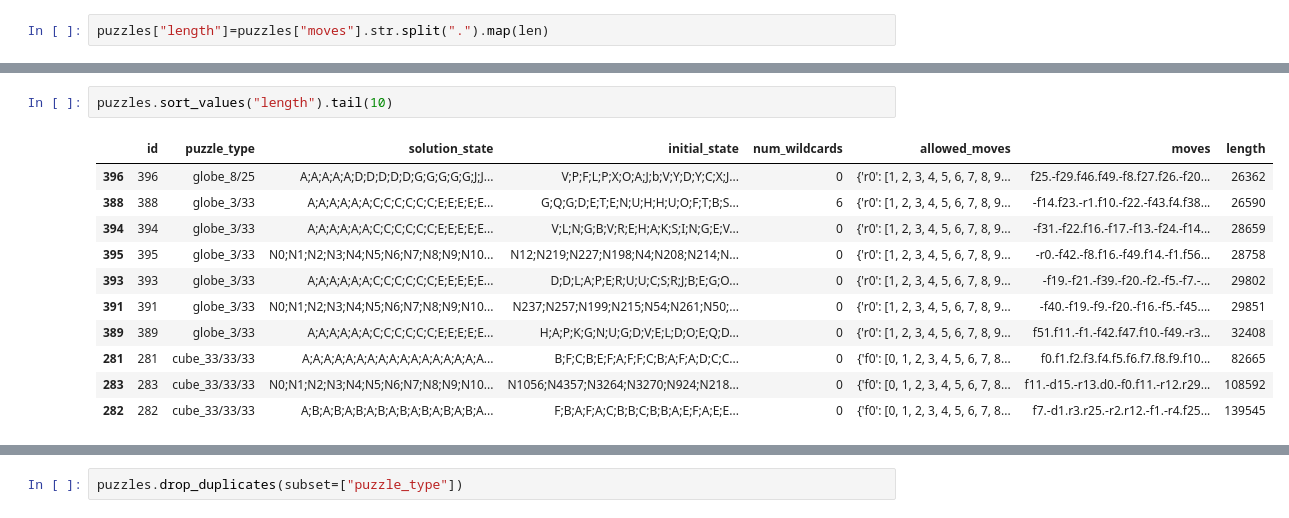
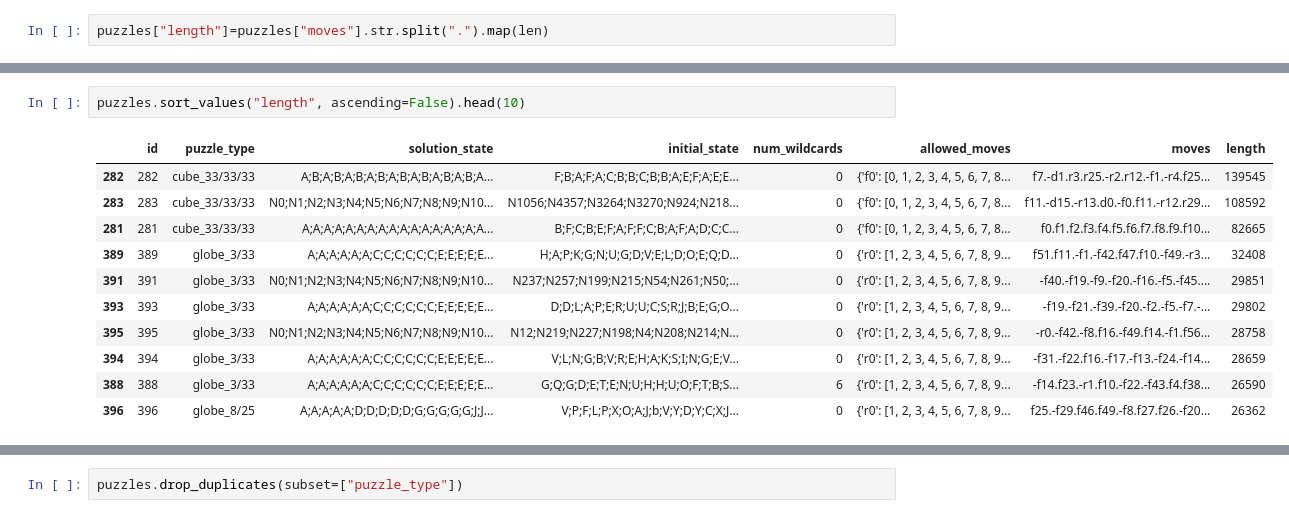
Before and after one commit to birdwatcherYT/santa2023, a Jupyter notebook: santa2023.ipynb, the cells around one changed output, grey strips where cells are left out. Drawn from its saved outputs; the diff is of its cells as text.

```diff
--- a/santa2023.ipynb
+++ b/santa2023.ipynb
@@ -582,17 +583,17 @@ puzzles.set_index("id")["length"].plot()#.plot(kind="bar")
 # %%
-puzzles.sort_values("length").tail(10)
+puzzles.sort_values("length", ascending=False).head(10)
 # %% [output]
 |  | id | puzzle_type | solution_state | initial_state | num_wildcards | allowed_moves | moves | length |
+| 282 | 282 | cube_33/33/33 | A;B;A;B;A;B;A;B;A;B;A;B;A;B;A;B;A... | F;B;A;F;A;C;B;B;C;B;B;A;E;F;A;E;E... | 0 | {'f0': [0, 1, 2, 3, 4, 5, 6, 7, 8... | f7.-d1.r3.r25.-r2.r12.-f1.-r4.f25... | 139545 |
+| 283 | 283 | cube_33/33/33 | N0;N1;N2;N3;N4;N5;N6;N7;N8;N9;N10... | N1056;N4357;N3264;N3270;N924;N218... | 0 | {'f0': [0, 1, 2, 3, 4, 5, 6, 7, 8... | f11.-d15.-r13.d0.-f0.f11.-r12.r29... | 108592 |
+| 281 | 281 | cube_33/33/33 | A;A;A;A;A;A;A;A;A;A;A;A;A;A;A;A;A... | B;F;C;B;E;F;A;F;F;C;B;A;F;A;D;C;C... | 0 | {'f0': [0, 1, 2, 3, 4, 5, 6, 7, 8... | f0.f1.f2.f3.f4.f5.f6.f7.f8.f9.f10... | 82665 |
+| 389 | 389 | globe_3/33 | A;A;A;A;A;A;C;C;C;C;C;C;E;E;E;E;E... | H;A;P;K;G;N;U;G;D;V;E;L;D;O;E;Q;D... | 0 | {'r0': [1, 2, 3, 4, 5, 6, 7, 8, 9... | f51.f11.-f1.-f42.f47.f10.-f49.-r3... | 32408 |
+| 391 | 391 | globe_3/33 | N0;N1;N2;N3;N4;N5;N6;N7;N8;N9;N10... | N237;N257;N199;N215;N54;N261;N50;... | 0 | {'r0': [1, 2, 3, 4, 5, 6, 7, 8, 9... | -f40.-f19.-f9.-f20.-f16.-f5.-f45.... | 29851 |
+| 393 | 393 | globe_3/33 | A;A;A;A;A;A;C;C;C;C;C;C;E;E;E;E;E... | D;D;L;A;P;E;R;U;U;C;S;R;J;B;E;G;O... | 0 | {'r0': [1, 2, 3, 4, 5, 6, 7, 8, 9... | -f19.-f21.-f39.-f20.-f2.-f5.-f7.-... | 29802 |
+| 395 | 395 | globe_3/33 | N0;N1;N2;N3;N4;N5;N6;N7;N8;N9;N10... | N12;N219;N227;N198;N4;N208;N214;N... | 0 | {'r0': [1, 2, 3, 4, 5, 6, 7, 8, 9... | -r0.-f42.-f8.f16.-f49.f14.-f1.f56... | 28758 |
+| 394 | 394 | globe_3/33 | A;A;A;A;A;A;C;C;C;C;C;C;E;E;E;E;E... | V;L;N;G;B;V;R;E;H;A;K;S;I;N;G;E;V... | 0 | {'r0': [1, 2, 3, 4, 5, 6, 7, 8, 9... | -f31.-f22.f16.-f17.-f13.-f24.-f14... | 28659 |
+| 388 | 388 | globe_3/33 | A;A;A;A;A;A;C;C;C;C;C;C;E;E;E;E;E... | G;Q;G;D;E;T;E;N;U;H;H;U;O;F;T;B;S... | 6 | {'r0': [1, 2, 3, 4, 5, 6, 7, 8, 9... | -f14.f23.-r1.f10.-f22.-f43.f4.f38... | 26590 |
 | 396 | 396 | globe_8/25 | A;A;A;A;A;D;D;D;D;D;G;G;G;G;G;J;J... | V;P;F;L;P;X;O;A;J;b;V;Y;D;Y;C;X;J... | 0 | {'r0': [1, 2, 3, 4, 5, 6, 7, 8, 9... | f25.-f29.f46.f49.-f8.f27.f26.-f20... | 26362 |
-| 388 | 388 | globe_3/33 | A;A;A;A;A;A;C;C;C;C;C;C;E;E;E;E;E... | G;Q;G;D;E;T;E;N;U;H;H;U;O;F;T;B;S... | 6 | {'r0': [1, 2, 3, 4, 5, 6, 7, 8, 9... | -f14.f23.-r1.f10.-f22.-f43.f4.f38... | 26590 |
-| 394 | 394 | globe_3/33 | A;A;A;A;A;A;C;C;C;C;C;C;E;E;E;E;E... | V;L;N;G;B;V;R;E;H;A;K;S;I;N;G;E;V... | 0 | {'r0': [1, 2, 3, 4, 5, 6, 7, 8, 9... | -f31.-f22.f16.-f17.-f13.-f24.-f14... | 28659 |
-| 395 | 395 | globe_3/33 | N0;N1;N2;N3;N4;N5;N6;N7;N8;N9;N10... | N12;N219;N227;N198;N4;N208;N214;N... | 0 | {'r0': [1, 2, 3, 4, 5, 6, 7, 8, 9... | -r0.-f42.-f8.f16.-f49.f14.-f1.f56... | 28758 |
-| 393 | 393 | globe_3/33 | A;A;A;A;A;A;C;C;C;C;C;C;E;E;E;E;E... | D;D;L;A;P;E;R;U;U;C;S;R;J;B;E;G;O... | 0 | {'r0': [1, 2, 3, 4, 5, 6, 7, 8, 9... | -f19.-f21.-f39.-f20.-f2.-f5.-f7.-... | 29802 |
-| 391 | 391 | globe_3/33 | N0;N1;N2;N3;N4;N5;N6;N7;N8;N9;N10... | N237;N257;N199;N215;N54;N261;N50;... | 0 | {'r0': [1, 2, 3, 4, 5, 6, 7, 8, 9... | -f40.-f19.-f9.-f20.-f16.-f5.-f45.... | 29851 |
-| 389 | 389 | globe_3/33 | A;A;A;A;A;A;C;C;C;C;C;C;E;E;E;E;E... | H;A;P;K;G;N;U;G;D;V;E;L;D;O;E;Q;D... | 0 | {'r0': [1, 2, 3, 4, 5, 6, 7, 8, 9... | f51.f11.-f1.-f42.f47.f10.-f49.-r3... | 32408 |
-| 281 | 281 | cube_33/33/33 | A;A;A;A;A;A;A;A;A;A;A;A;A;A;A;A;A... | B;F;C;B;E;F;A;F;F;C;B;A;F;A;D;C;C... | 0 | {'f0': [0, 1, 2, 3, 4, 5, 6, 7, 8... | f0.f1.f2.f3.f4.f5.f6.f7.f8.f9.f10... | 82665 |
-| 283 | 283 | cube_33/33/33 | N0;N1;N2;N3;N4;N5;N6;N7;N8;N9;N10... | N1056;N4357;N3264;N3270;N924;N218... | 0 | {'f0': [0, 1, 2, 3, 4, 5, 6, 7, 8... | f11.-d15.-r13.d0.-f0.f11.-r12.r29... | 108592 |
-| 282 | 282 | cube_33/33/33 | A;B;A;B;A;B;A;B;A;B;A;B;A;B;A;B;A... | F;B;A;F;A;C;B;B;C;B;B;A;E;F;A;E;E... | 0 | {'f0': [0, 1, 2, 3, 4, 5, 6, 7, 8... | f7.-d1.r3.r25.-r2.r12.-f1.-r4.f25... | 139545 |
 # %%
 puzzles.groupby("puzzle_type")["length"].describe()
 # %% [output]
```
Also changed, not shown: parts of 17 cells of this notebook, 20 other files.
